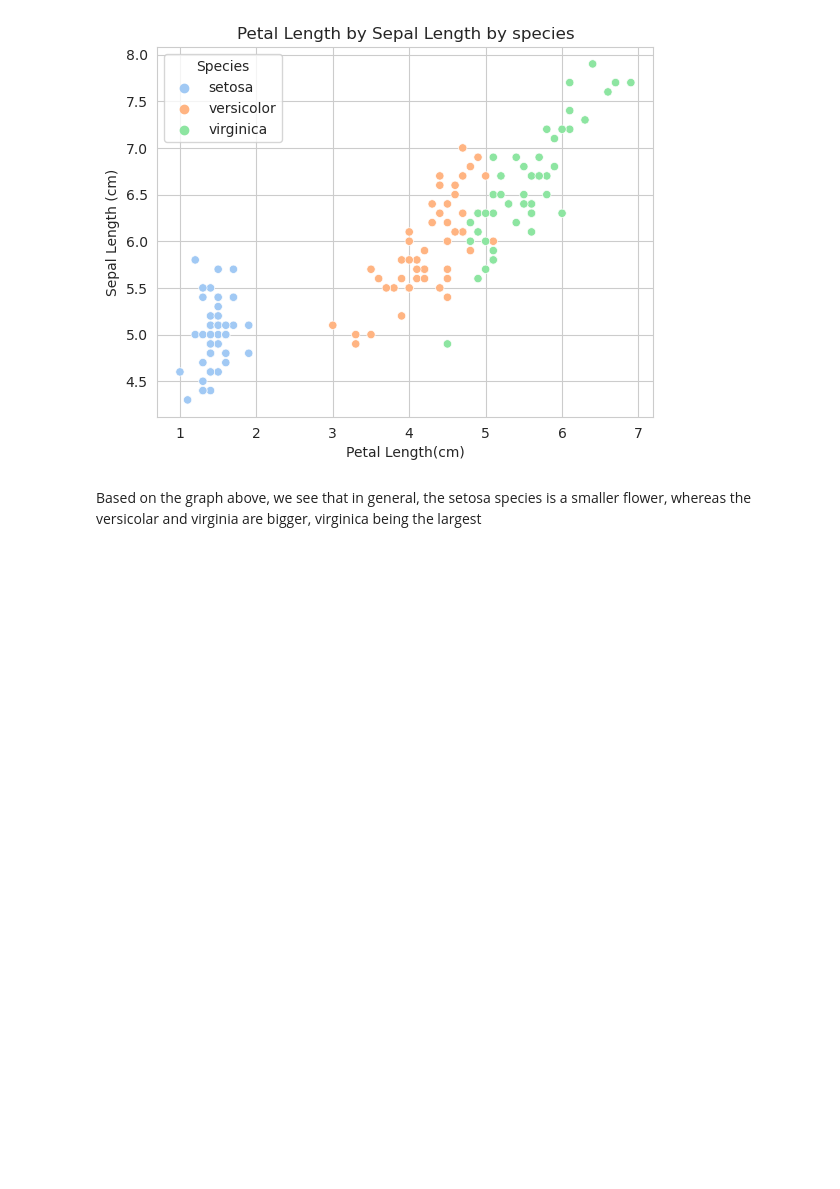
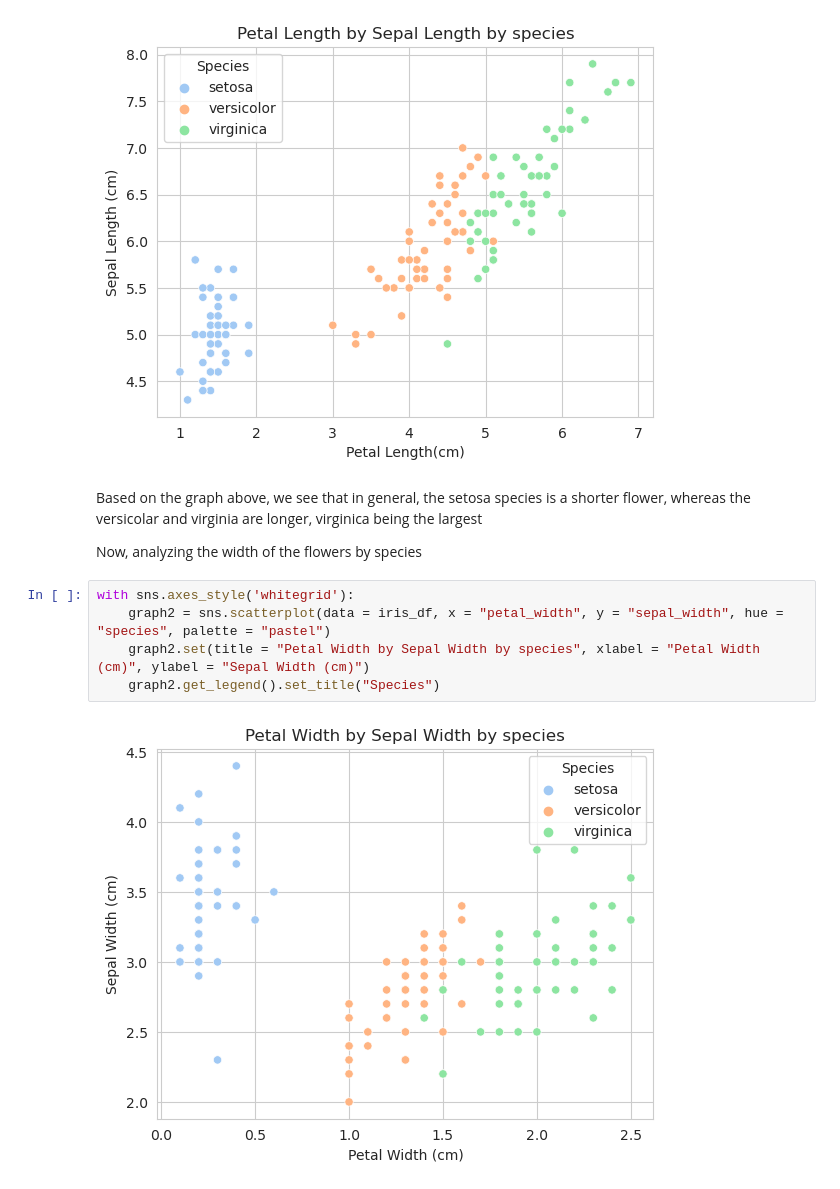
Before and after one commit to rodolphojung/Data-Science-and-Analytics, a Jupyter notebook: classification-ml-for-iris-db.ipynb, the cells around one changed output. Drawn from its saved outputs; the diff is of its cells as text; blank space fills up the shorter version.

```diff
--- a/classification-ml-for-iris-db.ipynb
+++ b/classification-ml-for-iris-db.ipynb
@@ -93,4 +93,13 @@ with sns.axes_style('whitegrid'):
 # %% [output]
 [figure]
 # %% [markdown]
-Based on the graph above, we see that in general, the setosa species is a smaller flower, whereas the versicolar and virginia are bigger, virginica being the largest
+Based on the graph above, we see that in general, the setosa species is a shorter flower, whereas the versicolar and virginia are longer, virginica being the largest
+
+Now, analyzing the width of the flowers by species
+# %%
+with sns.axes_style('whitegrid'):
+    graph2 = sns.scatterplot(data = iris_df, x = "petal_width", y = "sepal_width", hue = "species", palette = "pastel")
+    graph2.set(title = "Petal Width by Sepal Width by species", xlabel = "Petal Width (cm)", ylabel = "Sepal Width (cm)")
+    graph2.get_legend().set_title("Species")
+# %% [output]
+[figure, added]
```
Also changed, not shown: parts of 11 cells of this notebook.
